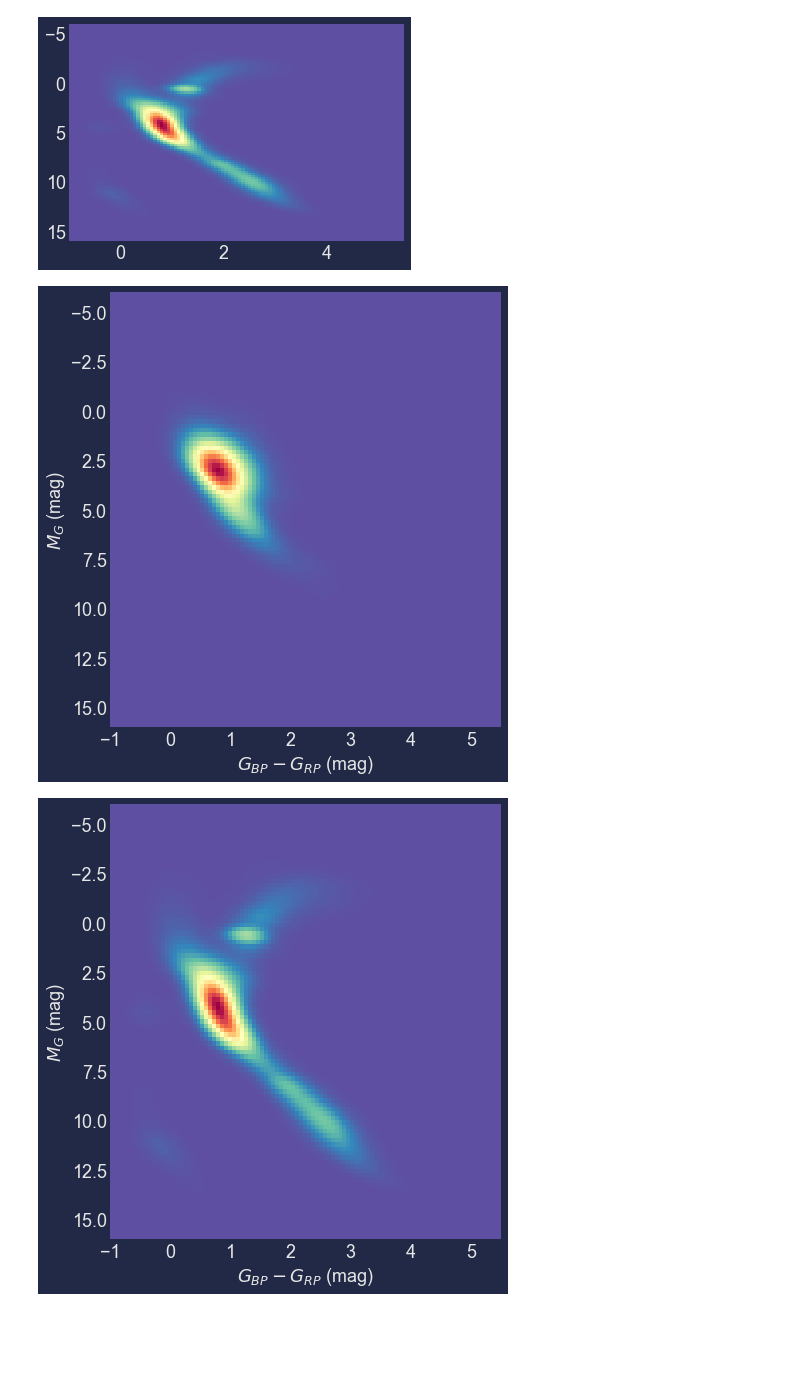
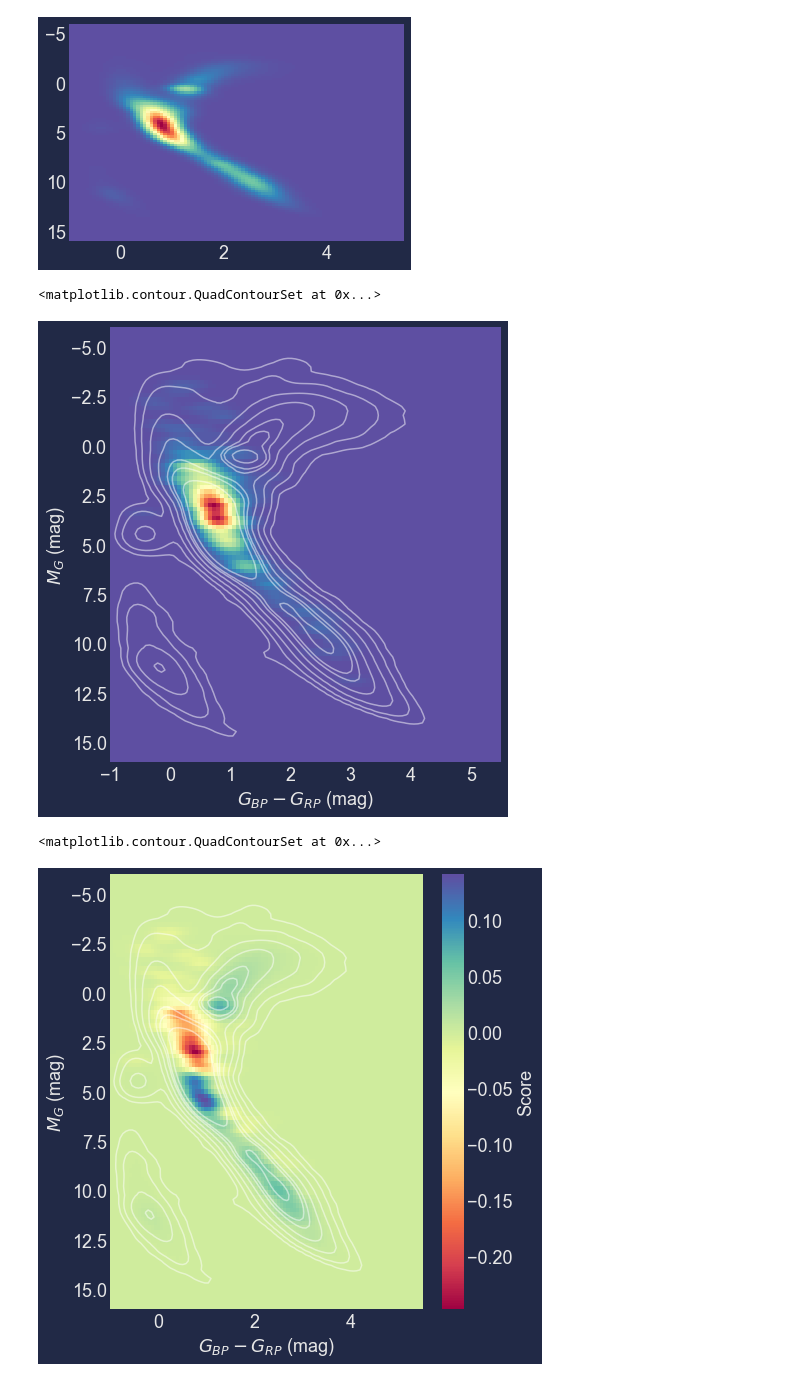
Before and after one commit to jradavenport/EBHRD, a Jupyter notebook: notebooks/metric_v1.ipynb, the cells around one changed output. Saved outputs shown, nothing was run; the diff lists cells and outputs as text; code cells hidden in the pictures; blank space fills up the shorter version.

```diff
--- a/notebooks/metric_v1.ipynb
+++ b/notebooks/metric_v1.ipynb
@@ -27,3 +49,19 @@ plt.style.use("cyberpunk")
 numerator = pd.read_csv('BigCat.csv')
 
 denominator = pd.read_csv('gaia_tess2min.csv')
+# %%
+EHow = pd.read_csv('EHow.csv')
+Eok = ((EHow['parallax'] > 0) &
+       np.isfinite(EHow['bp_rp']) &
+       np.isfinite(EHow['phot_g_mean_mag']))
+
+plt.figure(figsize=(7,8))
+plt.hist2d(EHow['bp_rp'][Eok],
+            EHow['phot_g_mean_mag'][Eok] - 5. * np.log10(1000./EHow['parallax'][Eok]) + 5,
+           norm=LogNorm(), cmap=plt.cm.cool, bins=100)
+
+plt.gca().invert_yaxis()
+
+plt.xlabel('$G_{BP} - G_{RP}$ (mag)')
+plt.ylabel('$M_G$ (mag)')
+plt.grid(True)
@@ -92,7 +182,8 @@ def kde2D(x, y, bandwidth, xmin=-1, xmax = 5.5, ymin= -6, ymax=16,
 # %%
-xx1, yy1, zz1 = kde2D(numerator['bp_rp'][Nok],
-                      numerator['phot_g_mean_mag'][Nok] - 5. * np.log10(1000./numerator['parallax'][Nok]) + 5,
+# xx1, yy1, zz1 = kde2D(numerator['bp_rp'][Nok],
+#                       numerator['phot_g_mean_mag'][Nok] - 5. * np.log10(1000./numerator['parallax'][Nok]) + 5,
+#                       0.2)
+
+xx1, yy1, zz1 = kde2D(EHow['bp_rp'][Eok],
+                      EHow['phot_g_mean_mag'][Eok] - 5. * np.log10(1000./EHow['parallax'][Eok]) + 5,
                       0.2)
-
-plt.pcolormesh(xx1, yy1, zz1, cmap=plt.cm.Spectral_r)
-plt.gca().invert_yaxis()
@@ -110,20 +209,29 @@ plt.gca().invert_yaxis()
 # %%
 plt.figure(figsize=(7,8))
 
-plt.pcolormesh(xx1, yy1, zz1, cmap=plt.cm.Spectral_r)
+plt.pcolormesh(xx2, yy2, zz1, cmap=plt.cm.Spectral_r)
 plt.gca().invert_yaxis()
 plt.xlabel('$G_{BP} - G_{RP}$ (mag)')
 plt.ylabel('$M_G$ (mag)')
 plt.grid(True)
+plt.contour(xx2, yy2, zz2/np.sum(zz2)*np.float(len(Dok)),
+            colors='white', levels=(1,3,10,30,70,100,200), alpha=0.5)
 # %% [output]
+<matplotlib.contour.QuadContourSet at 0x...>
-[figure, old version]
+[figure, new version]
 # %%
 plt.figure(figsize=(7,8))
-
-plt.pcolormesh(xx2, yy2, zz2, cmap=plt.cm.Spectral_r)
+plt.pcolormesh(xx2, yy2, 1-(zz1+1)/(zz2+1), cmap=plt.cm.Spectral)
 plt.gca().invert_yaxis()
 plt.xlabel('$G_{BP} - G_{RP}$ (mag)')
 plt.ylabel('$M_G$ (mag)')
 plt.grid(True)
+cb=plt.colorbar()
+cb.set_label('Score')
+mplcyberpunk.add_glow_effects()
+# plt.contour(xx2, yy2, (zz1+1)/(zz2+1), colors='white')
+plt.contour(xx2, yy2, zz2/np.sum(zz2)*np.float(len(Dok)),
+            colors='white', levels=(1,3,10,30,70,100,200), alpha=0.5)
 # %% [output]
+<matplotlib.contour.QuadContourSet at 0x...>
-[figure, old version]
+[figure, new version]
```
Also changed, not shown: parts of 13 cells of this notebook, 2 other files.
